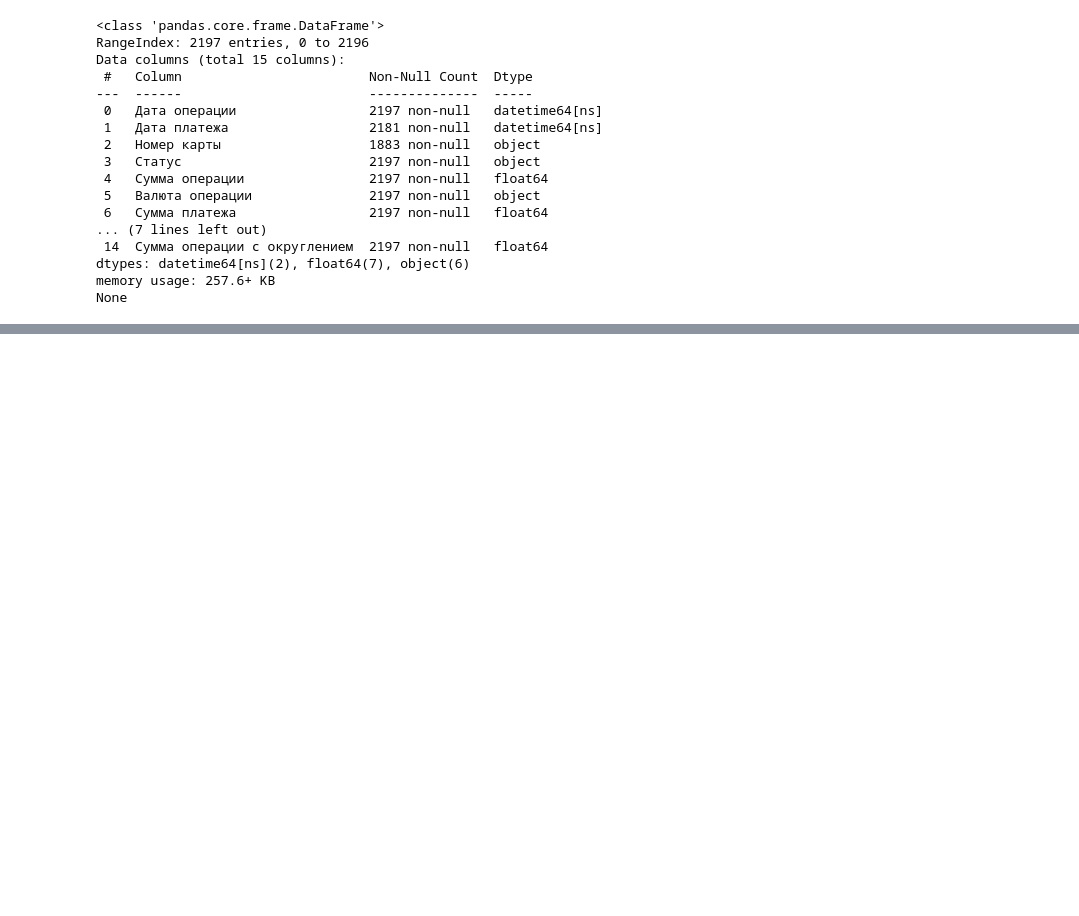
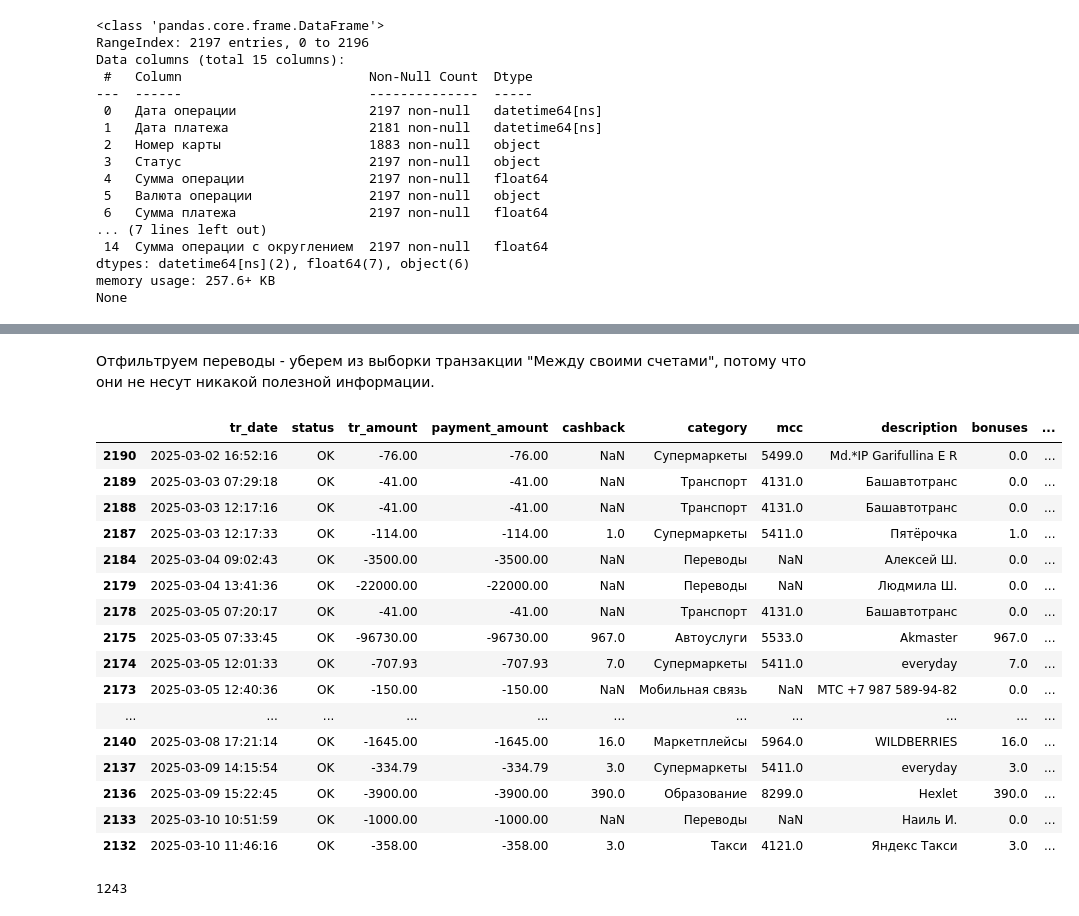
Before and after one commit to rouch314/my-finance-analysis, a Jupyter notebook: my-finance-analysis.ipynb, the cells around one changed output, grey strips where cells are left out. Cells and saved outputs as stored; diff of their text form; code cells hidden in the pictures; blank space fills up the shorter version.

```diff
--- a/my-finance-analysis.ipynb
+++ b/my-finance-analysis.ipynb
@@ -75,0 +106,2 @@ df.head(20)
+# %% [markdown]
+Отфильтруем переводы - уберем из выборки транзакции "Между своими счетами", потому что они не несут никакой полезной информации.
@@ -75,0 +119,20 @@ df.head(20)
+# %%
+display(df.head(30))
+# %% [output]
+|  | tr_date | status | tr_amount | payment_amount | cashback | category | mcc | description | bonuses | ... |
+| 2190 | 2025-03-02 16:52:16 | OK | -76.00 | -76.00 | NaN | Супермаркеты | 5499.0 | Md.*IP Garifullina E R | 0.0 | ... |
+| 2189 | 2025-03-03 07:29:18 | OK | -41.00 | -41.00 | NaN | Транспорт | 4131.0 | Башавтотранс | 0.0 | ... |
+| 2188 | 2025-03-03 12:17:16 | OK | -41.00 | -41.00 | NaN | Транспорт | 4131.0 | Башавтотранс | 0.0 | ... |
+| 2187 | 2025-03-03 12:17:33 | OK | -114.00 | -114.00 | 1.0 | Супермаркеты | 5411.0 | Пятёрочка | 1.0 | ... |
+| 2184 | 2025-03-04 09:02:43 | OK | -3500.00 | -3500.00 | NaN | Переводы | NaN | Алексей Ш. | 0.0 | ... |
+| 2179 | 2025-03-04 13:41:36 | OK | -22000.00 | -22000.00 | NaN | Переводы | NaN | Людмила Ш. | 0.0 | ... |
+| 2178 | 2025-03-05 07:20:17 | OK | -41.00 | -41.00 | NaN | Транспорт | 4131.0 | Башавтотранс | 0.0 | ... |
+| 2175 | 2025-03-05 07:33:45 | OK | -96730.00 | -96730.00 | 967.0 | Автоуслуги | 5533.0 | Akmaster | 967.0 | ... |
+| 2174 | 2025-03-05 12:01:33 | OK | -707.93 | -707.93 | 7.0 | Супермаркеты | 5411.0 | everyday | 7.0 | ... |
+| 2173 | 2025-03-05 12:40:36 | OK | -150.00 | -150.00 | NaN | Мобильная связь | NaN | МТС +7 987 589-94-82 | 0.0 | ... |
+| ... | ... | ... | ... | ... | ... | ... | ... | ... | ... | ... |
+| 2140 | 2025-03-08 17:21:14 | OK | -1645.00 | -1645.00 | 16.0 | Маркетплейсы | 5964.0 | WILDBERRIES | 16.0 | ... |
+| 2137 | 2025-03-09 14:15:54 | OK | -334.79 | -334.79 | 3.0 | Супермаркеты | 5411.0 | everyday | 3.0 | ... |
+| 2136 | 2025-03-09 15:22:45 | OK | -3900.00 | -3900.00 | 390.0 | Образование | 8299.0 | Hexlet | 390.0 | ... |
+| 2133 | 2025-03-10 10:51:59 | OK | -1000.00 | -1000.00 | NaN | Переводы | NaN | Наиль И. | 0.0 | ... |
+| 2132 | 2025-03-10 11:46:16 | OK | -358.00 | -358.00 | 3.0 | Такси | 4121.0 | Яндекс Такси | 3.0 | ... |
@@ -75,0 +141,5 @@ df.head(20)
+# %%
+engine = create_engine('sqlite:///my-finance-analysis.db')
+df.to_sql('my_finance_analysis', engine, if_exists='replace', index=False)
+# %% [output]
+1243
```
Also changed, not shown: parts of 17 cells of this notebook.
